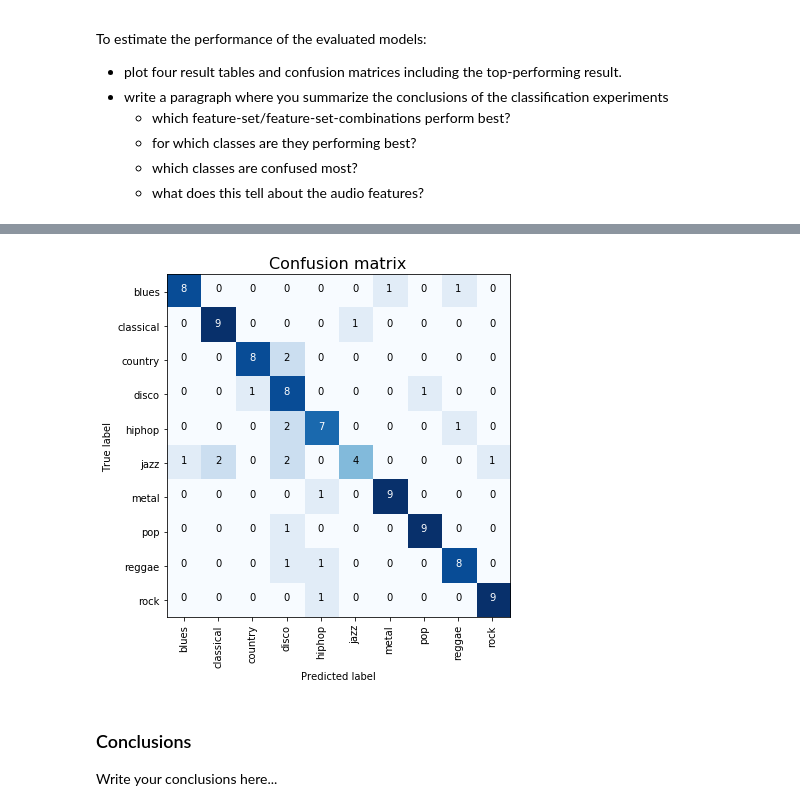
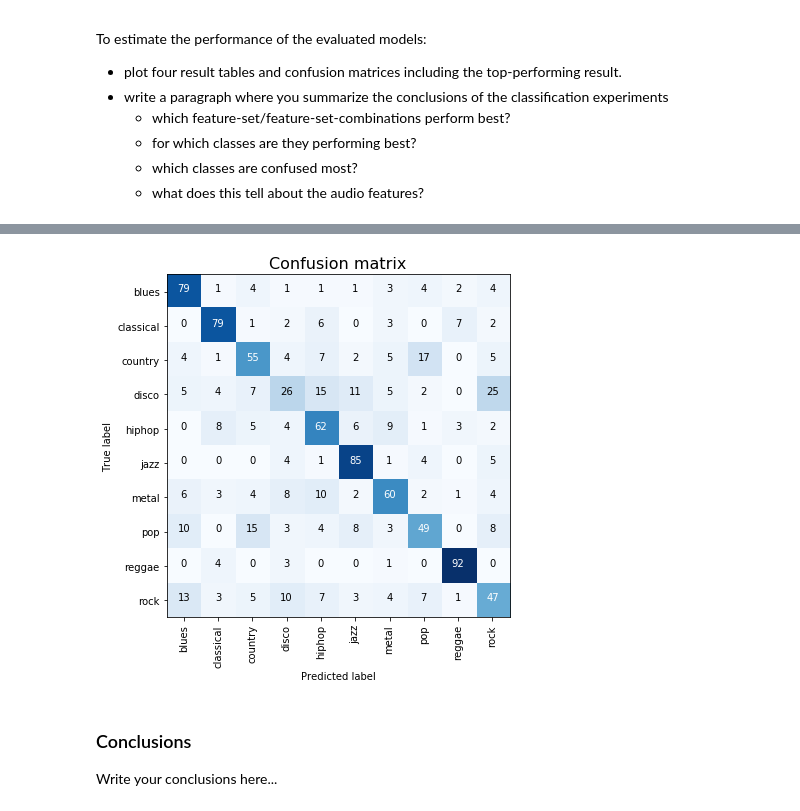
Before and after one commit to MGabr/air_assign2_musicir, a Jupyter notebook: air_assign2_mir.ipynb, the cells around one changed output, grey strips where cells are left out. Drawn from its saved outputs; the diff is of its cells as text; code cells hidden in the pictures.

```diff
--- a/air_assign2_mir.ipynb
+++ b/air_assign2_mir.ipynb
@@ -391,7 +388,7 @@ show_classification_results(classification_results)
 # %%
-plot_confusion_matrix(classification_results["mfcc+ssd"], label_encoder)
+plot_confusion_matrix(classification_results["mfcc+chroma"], label_encoder)
 # %% [output]
-[figure, old version]
+[figure, new version]
 # %% [markdown]
 ### Conclusions
 
```
Also changed, not shown: parts of 11 cells of this notebook, 1 other file.
